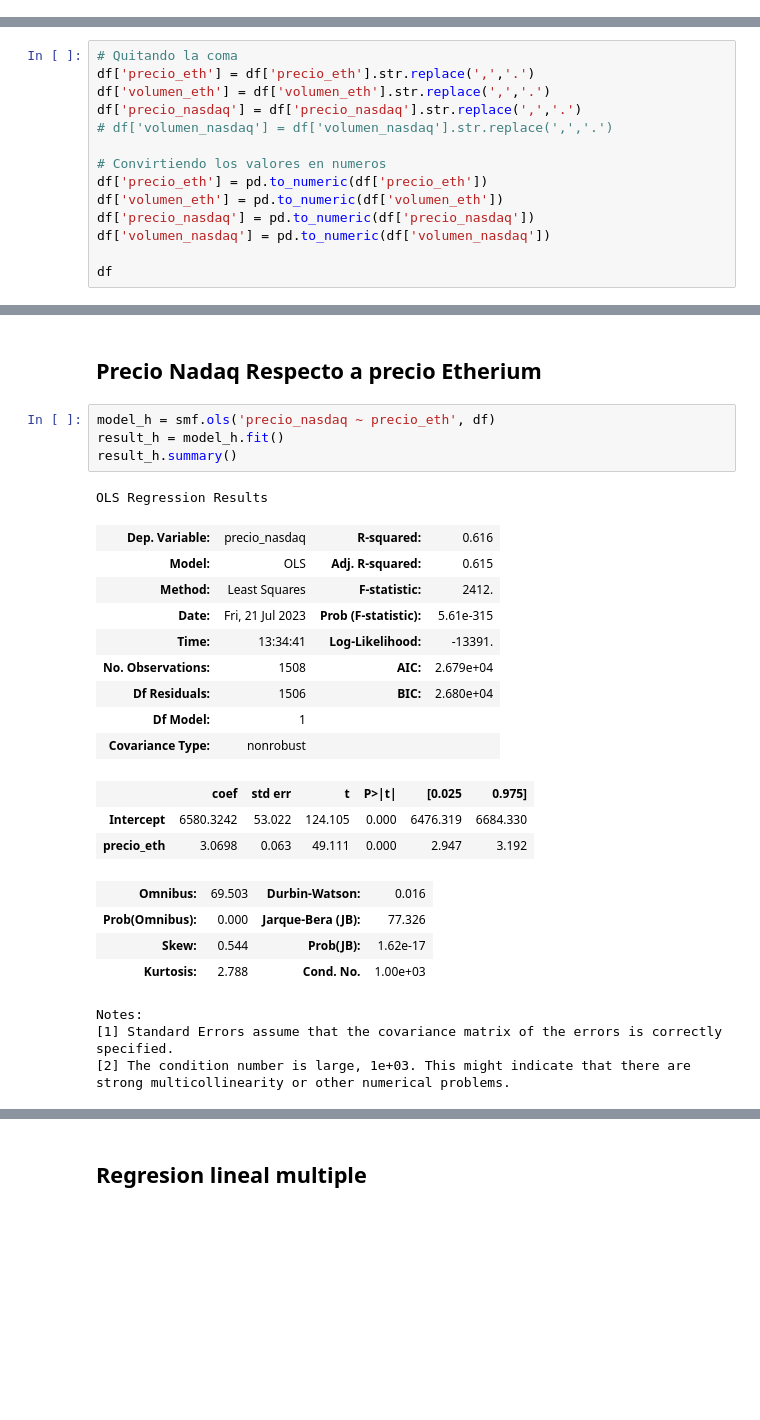
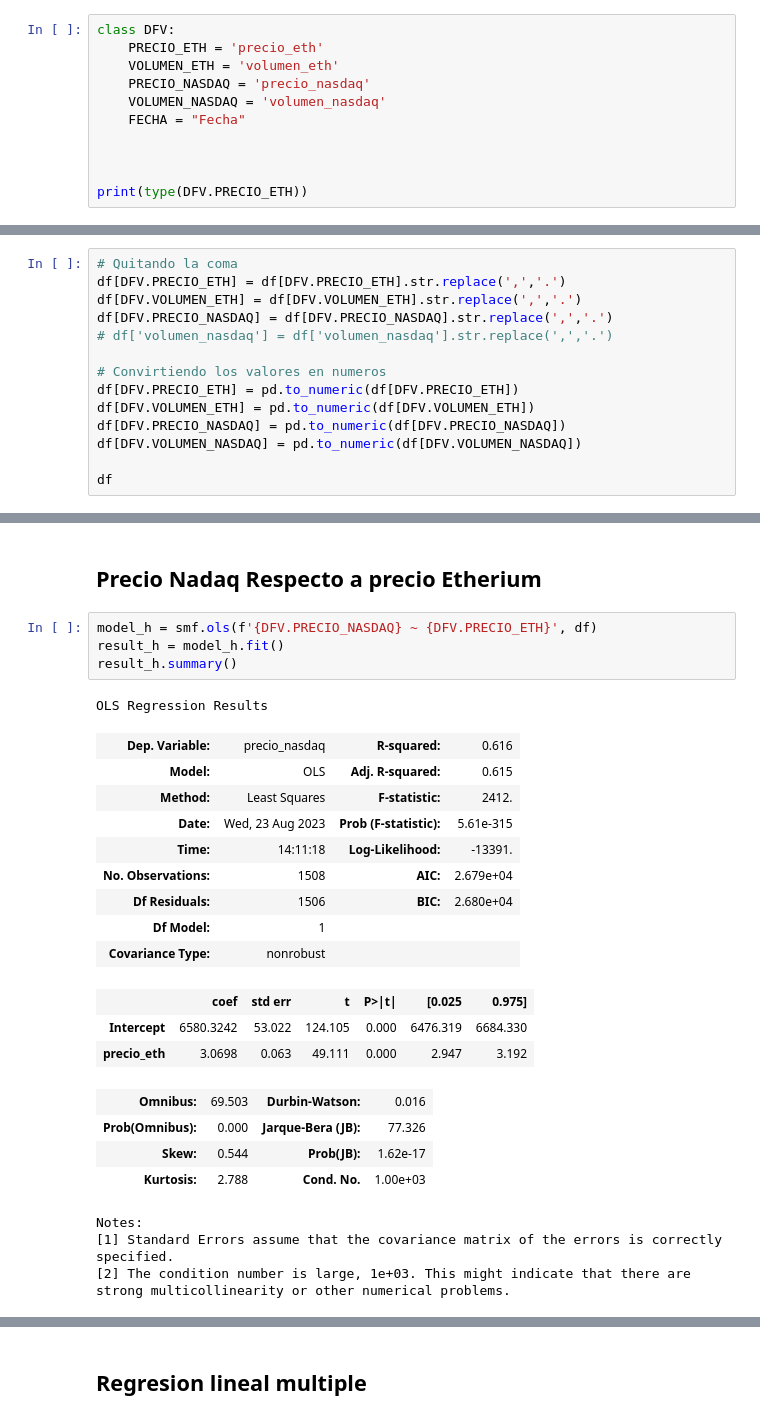
Before and after one commit to byKriz/Tesis-UCAB---Calculos, a Jupyter notebook: calculos.ipynb, the cells around one changed output, grey strips where cells are left out. Saved outputs shown, nothing was run; the diff lists cells and outputs as text; blank space fills up the shorter version.

```diff
--- a/calculos.ipynb
+++ b/calculos.ipynb
@@ -29,0 +32,11 @@ df
+# %%
+class DFV:
+    PRECIO_ETH = 'precio_eth'
+    VOLUMEN_ETH = 'volumen_eth'
+    PRECIO_NASDAQ = 'precio_nasdaq'
+    VOLUMEN_NASDAQ = 'volumen_nasdaq'
+    FECHA = "Fecha"
+
+
+
+print(type(DFV.PRECIO_ETH))
@@ -89,16 +92,16 @@ Name: volumen_nasdaq, dtype: float64
 ### Convirtiando las columnas en valores numericos
 # %%
 # Quitando la coma
-df['precio_eth'] = df['precio_eth'].str.replace(',','.')
-df['volumen_eth'] = df['volumen_eth'].str.replace(',','.')
-df['precio_nasdaq'] = df['precio_nasdaq'].str.replace(',','.')
+df[DFV.PRECIO_ETH] = df[DFV.PRECIO_ETH].str.replace(',','.')
+df[DFV.VOLUMEN_ETH] = df[DFV.VOLUMEN_ETH].str.replace(',','.')
+df[DFV.PRECIO_NASDAQ] = df[DFV.PRECIO_NASDAQ].str.replace(',','.')
 # df['volumen_nasdaq'] = df['volumen_nasdaq'].str.replace(',','.')
 
 # Convirtiendo los valores en numeros
-df['precio_eth'] = pd.to_numeric(df['precio_eth'])
-df['volumen_eth'] = pd.to_numeric(df['volumen_eth'])
-df['precio_nasdaq'] = pd.to_numeric(df['precio_nasdaq'])
-df['volumen_nasdaq'] = pd.to_numeric(df['volumen_nasdaq'])
+df[DFV.PRECIO_ETH] = pd.to_numeric(df[DFV.PRECIO_ETH])
+df[DFV.VOLUMEN_ETH] = pd.to_numeric(df[DFV.VOLUMEN_ETH])
+df[DFV.PRECIO_NASDAQ] = pd.to_numeric(df[DFV.PRECIO_NASDAQ])
+df[DFV.VOLUMEN_NASDAQ] = pd.to_numeric(df[DFV.VOLUMEN_NASDAQ])
 
 df
 # %% [output]
@@ -177,16 +180,16 @@ corr
 # %% [markdown]
 ## Precio Nadaq Respecto a precio Etherium
 # %%
-model_h = smf.ols('precio_nasdaq ~ precio_eth', df)
+model_h = smf.ols(f'{DFV.PRECIO_NASDAQ} ~ {DFV.PRECIO_ETH}', df)
 result_h = model_h.fit()
 result_h.summary()
 # %% [output]
 OLS Regression Results
 | Dep. Variable: | precio_nasdaq | R-squared: | 0.616 |
 | Model: | OLS | Adj. R-squared: | 0.615 |
 | Method: | Least Squares | F-statistic: | 2412. |
-| Date: | Fri, 21 Jul 2023 | Prob (F-statistic): | 5.61e-315 |
-| Time: | 13:34:41 | Log-Likelihood: | -13391. |
+| Date: | Wed, 23 Aug 2023 | Prob (F-statistic): | 5.61e-315 |
+| Time: | 14:11:18 | Log-Likelihood: | -13391. |
 | No. Observations: | 1508 | AIC: | 2.679e+04 |
 | Df Residuals: | 1506 | BIC: | 2.680e+04 |
 | Df Model: | 1 |  |  |
```
Also changed, not shown: parts of 21 cells of this notebook, 1 other file.
